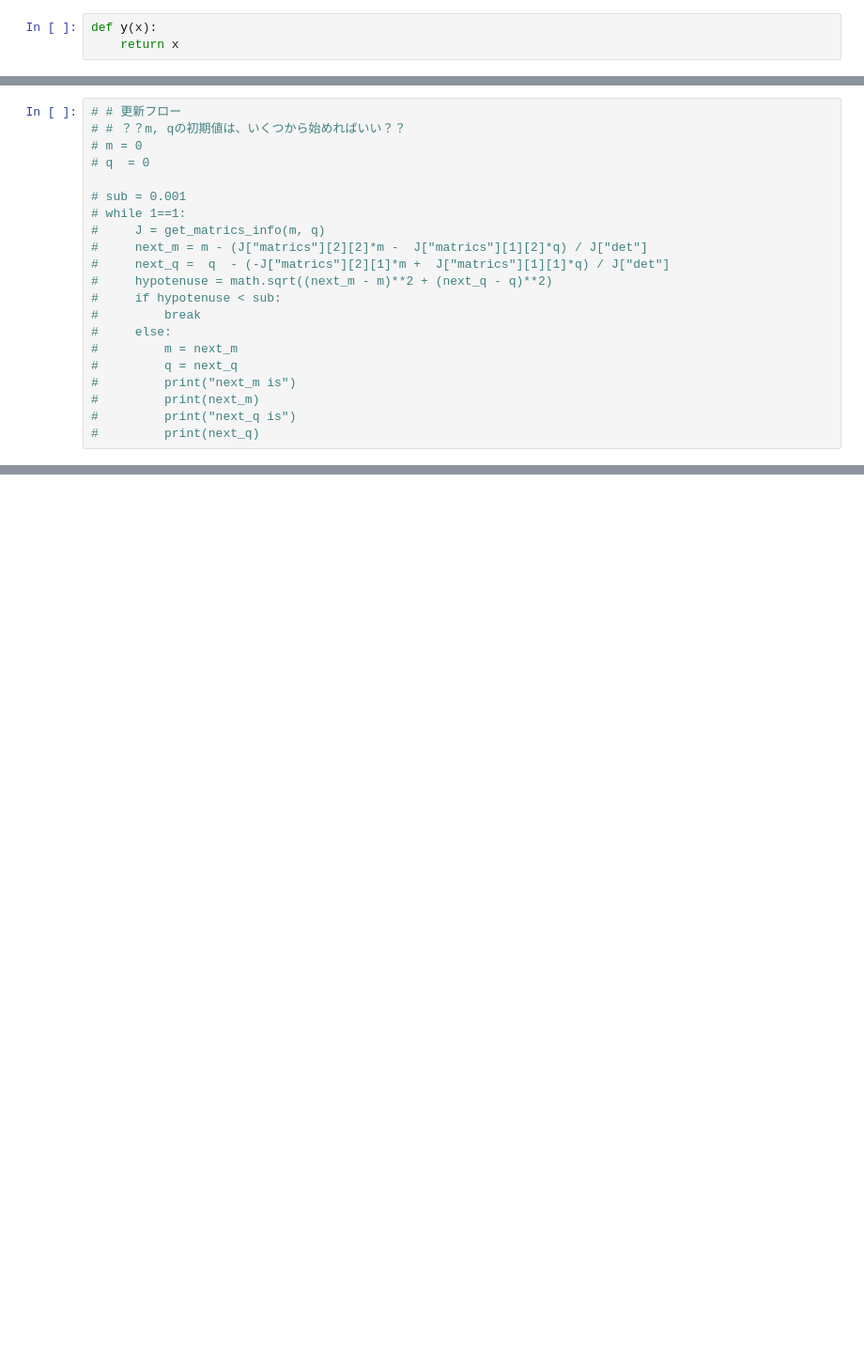
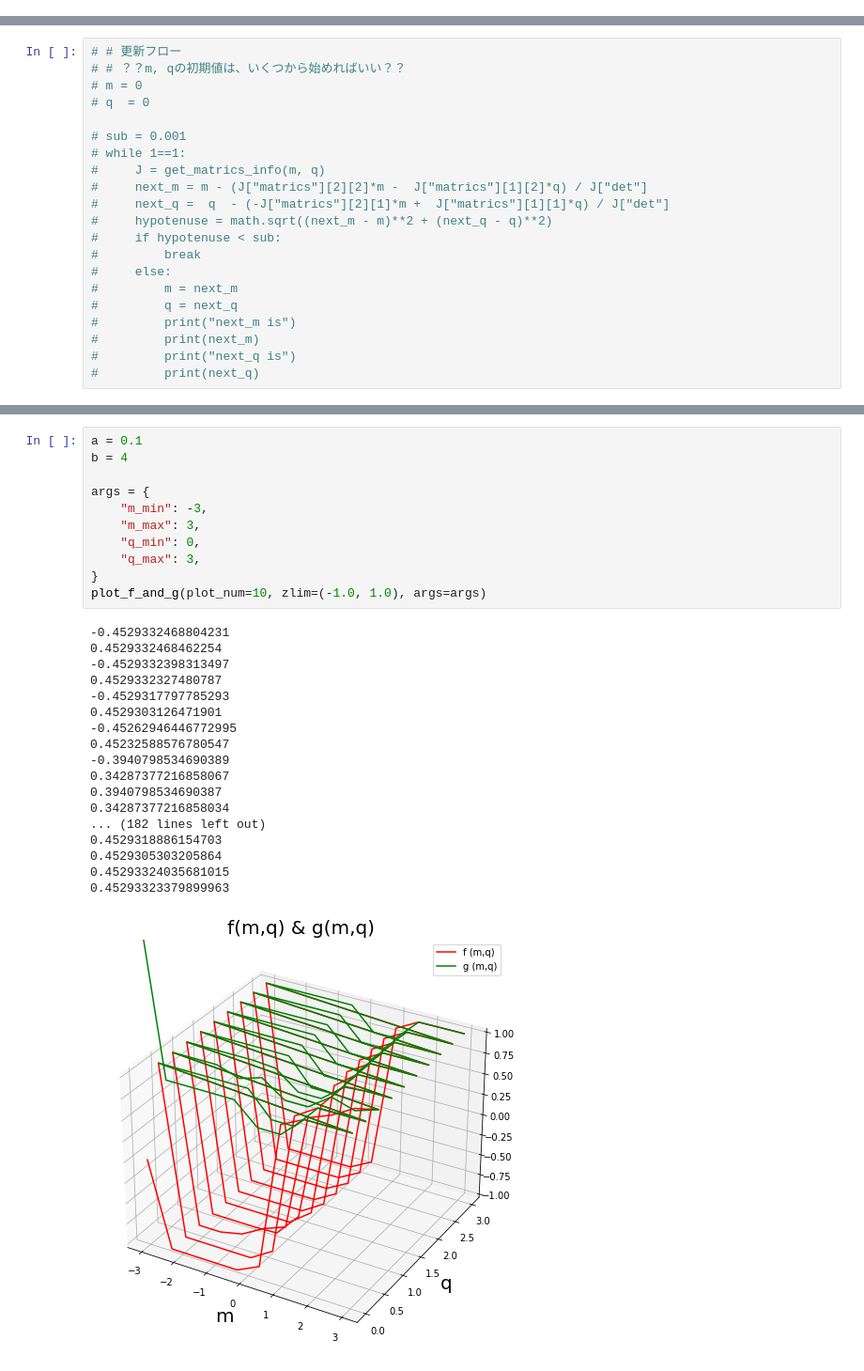
Before and after one commit to yamoyamoto/jupyter, a Jupyter notebook: fp_model/PhaseDiagram.ipynb, the cells around one changed output, grey strips where cells are left out. Shown: that part at 94% size. Drawn from its saved outputs; the diff is of its cells as text; blank space fills up the shorter version.

```diff
--- a/fp_model/PhaseDiagram.ipynb
+++ b/fp_model/PhaseDiagram.ipynb
@@ -12,3 +21,0 @@ def integral_by_trapezoidal_rule(f, start_x, end_x):
-# %%
-def y(x):
-    return x
@@ -188,0 +173,30 @@ array([[ True, False, False],
+# %%
+a = 0.1
+b = 4
+
+args = {
+    "m_min": -3,
+    "m_max": 3,
+    "q_min": 0,
+    "q_max": 3,
+}
+plot_f_and_g(plot_num=10, zlim=(-1.0, 1.0), args=args)
+# %% [output]
+-0.4529332468804231
+0.4529332468462254
+-0.4529332398313497
+0.4529332327480787
+-0.4529317797785293
+0.4529303126471901
+-0.45262946446772995
+0.45232588576780547
+-0.3940798534690389
+0.34287377216858067
+0.3940798534690387
+0.34287377216858034
+... (182 lines left out)
+0.4529318886154703
+0.4529305303205864
+0.45293324035681015
+0.45293323379899963
+[figure, added]
```
Also changed, not shown: parts of 8 cells of this notebook.
